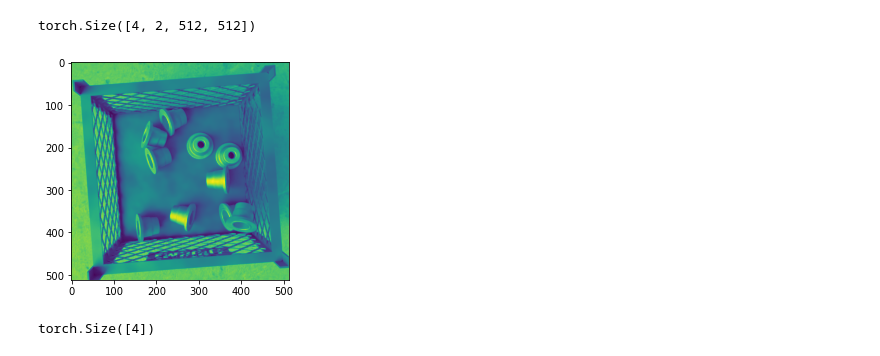
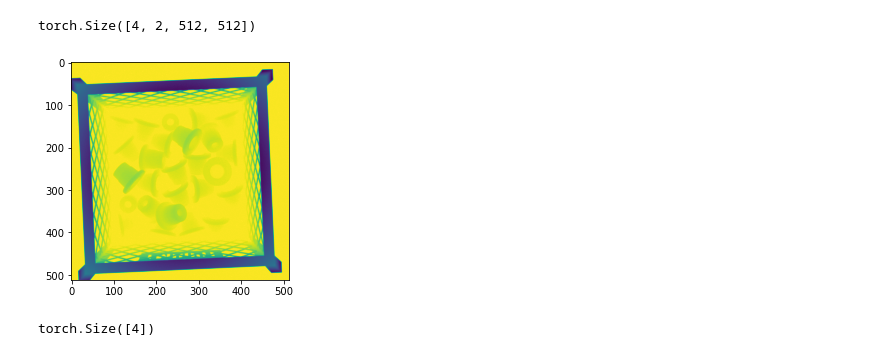
Before and after one commit to brunompacheco/part-counting, a Jupyter notebook: notebooks/02.01-bmp-torch-dataset-and-dataloader.ipynb, the cells around one changed output. Drawn from its saved outputs; the diff is of its cells as text; code cells hidden in the pictures.

```diff
--- a/notebooks/02.01-bmp-torch-dataset-and-dataloader.ipynb
+++ b/notebooks/02.01-bmp-torch-dataset-and-dataloader.ipynb
@@ -37,10 +37,10 @@ images.shape
 # %% [output]
 torch.Size([4, 2, 512, 512])
 # %%
-plt.imshow(images[3,1])
+plt.imshow(images[3,0])
 plt.show()
 # %% [output]
-[figure, old version]
+[figure, new version]
 # %%
 labels.shape
 # %% [output]
```
Also changed, not shown: 1 other file.
